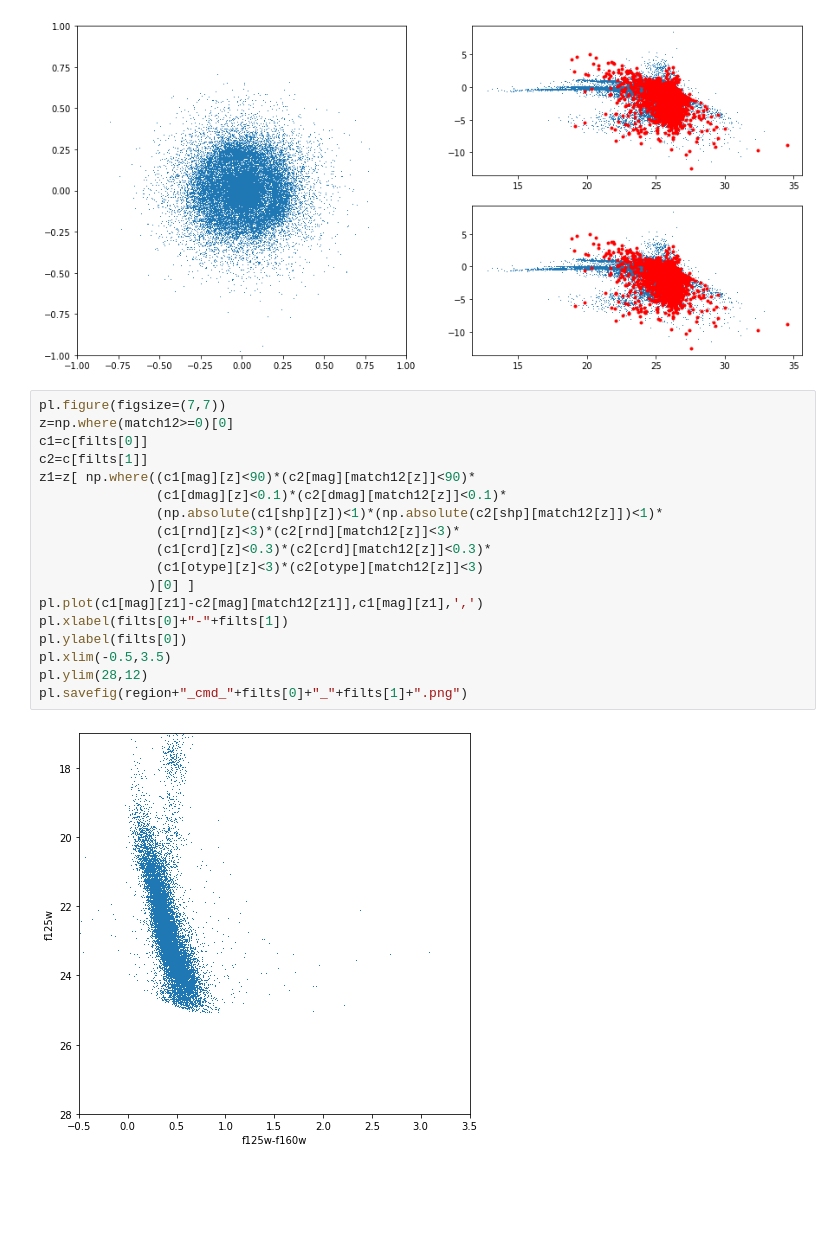
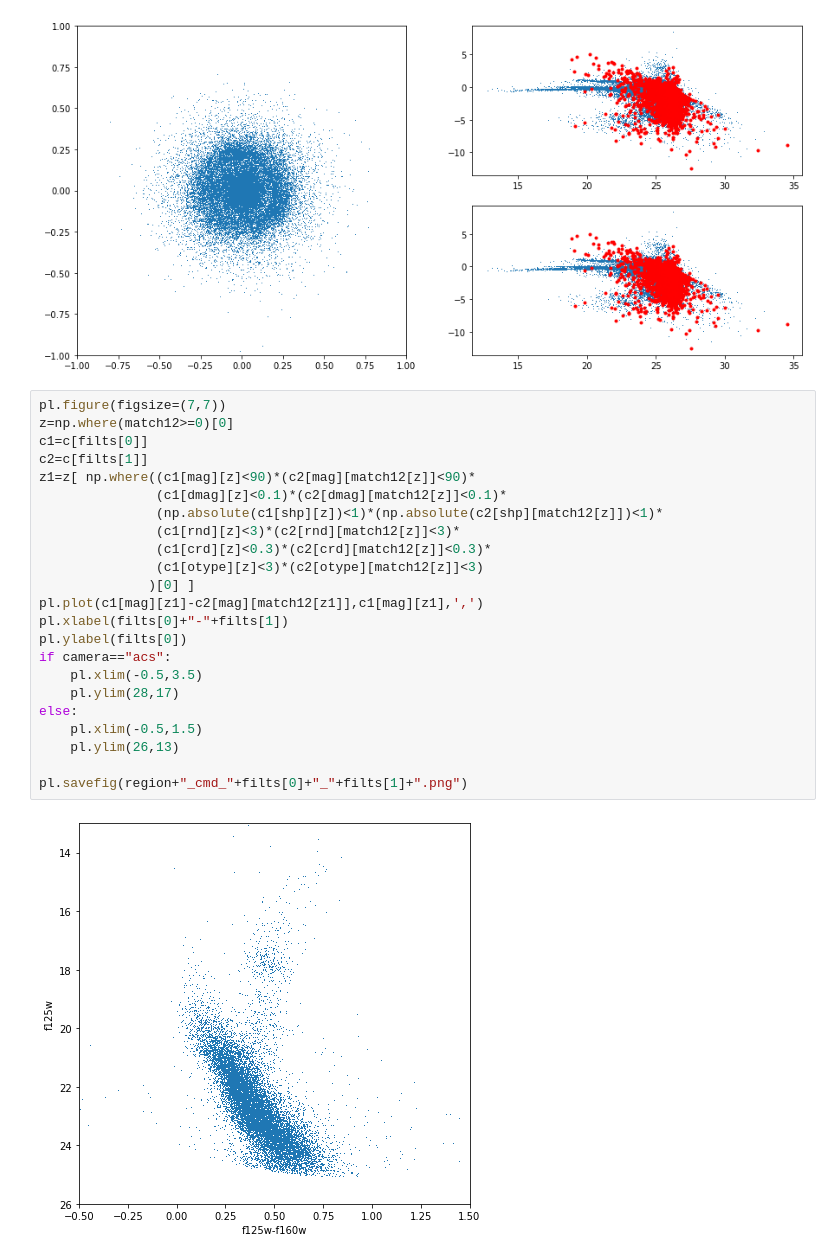
Before and after one commit to indebetouw/magellanic-pms, a Jupyter notebook: n159_photometry/cmd_N159.ipynb, the cells around one changed output. Drawn from its saved outputs; the diff is of its cells as text; blank space fills up the shorter version.

```diff
--- a/n159_photometry/cmd_N159.ipynb
+++ b/n159_photometry/cmd_N159.ipynb
@@ -142,20 +142,25 @@ pl.plot(c1[mag][z2],c2[mag][match12[z2]]-c1[mag][z2],'r.')
 # %%
 pl.figure(figsize=(7,7))
 z=np.where(match12>=0)[0]
 c1=c[filts[0]]
 c2=c[filts[1]]
 z1=z[ np.where((c1[mag][z]<90)*(c2[mag][match12[z]]<90)*
                (c1[dmag][z]<0.1)*(c2[dmag][match12[z]]<0.1)*
                (np.absolute(c1[shp][z])<1)*(np.absolute(c2[shp][match12[z]])<1)*
                (c1[rnd][z]<3)*(c2[rnd][match12[z]]<3)*
                (c1[crd][z]<0.3)*(c2[crd][match12[z]]<0.3)*
                (c1[otype][z]<3)*(c2[otype][match12[z]]<3)
               )[0] ]
 pl.plot(c1[mag][z1]-c2[mag][match12[z1]],c1[mag][z1],',')
 pl.xlabel(filts[0]+"-"+filts[1])
 pl.ylabel(filts[0])
-pl.xlim(-0.5,3.5)
-pl.ylim(28,12)
+if camera=="acs":
+    pl.xlim(-0.5,3.5)
+    pl.ylim(28,17)
+else:
+    pl.xlim(-0.5,1.5)
+    pl.ylim(26,13)
+
 pl.savefig(region+"_cmd_"+filts[0]+"_"+filts[1]+".png")
 # %% [output]
-[figure, old version]
+[figure, new version]
```
